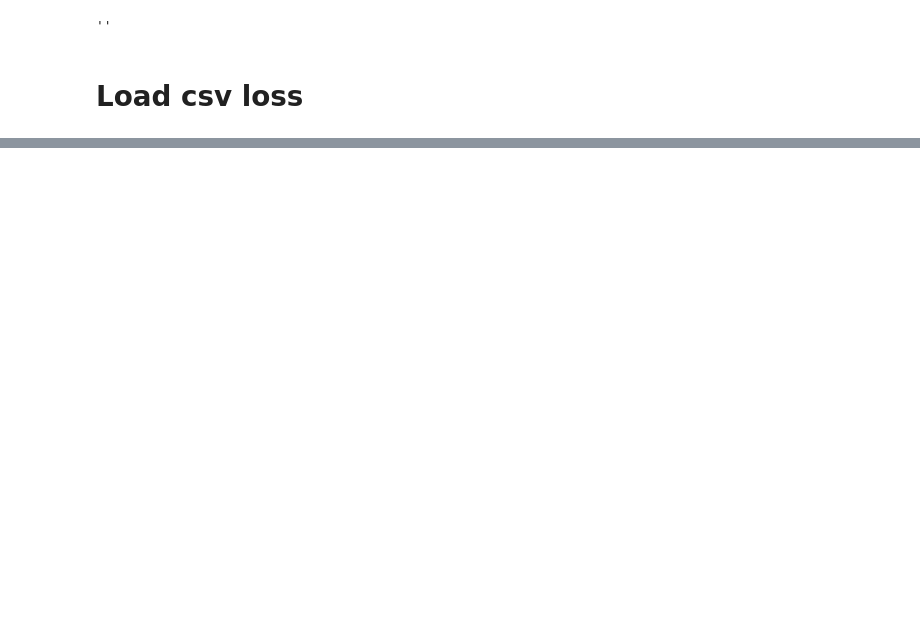
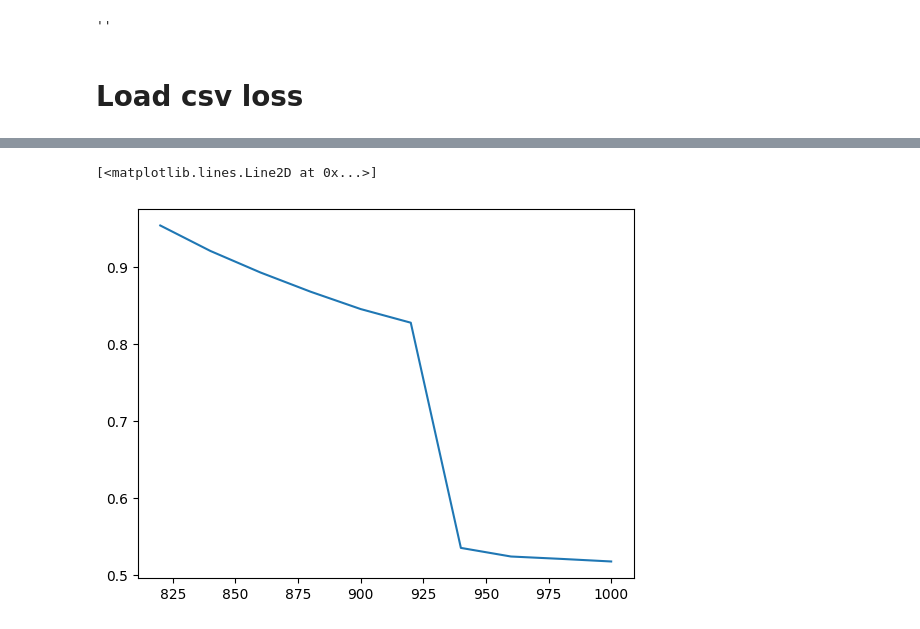
Before and after one commit to sedykh-ag/kovasznay_quantum, a Jupyter notebook: distr/testing.ipynb, the cells around one changed output, grey strips where cells are left out. Saved outputs shown, nothing was run; the diff lists cells and outputs as text; code cells hidden in the pictures; blank space fills up the shorter version.

```diff
--- a/distr/testing.ipynb
+++ b/distr/testing.ipynb
@@ -143,3 +148,8 @@ plt.plot(df_q["loss_train"].iloc[50:])
+# %%
+plt.plot(df_q_relu["loss_train"].iloc[40:50])
+# %% [output]
+[<matplotlib.lines.Line2D at 0x...>]
+[figure, added]
 # %%
 df_q["loss_train"].iloc[40:]
 # %% [output]
```
Also changed, not shown: parts of 9 cells of this notebook, 6 other files.
